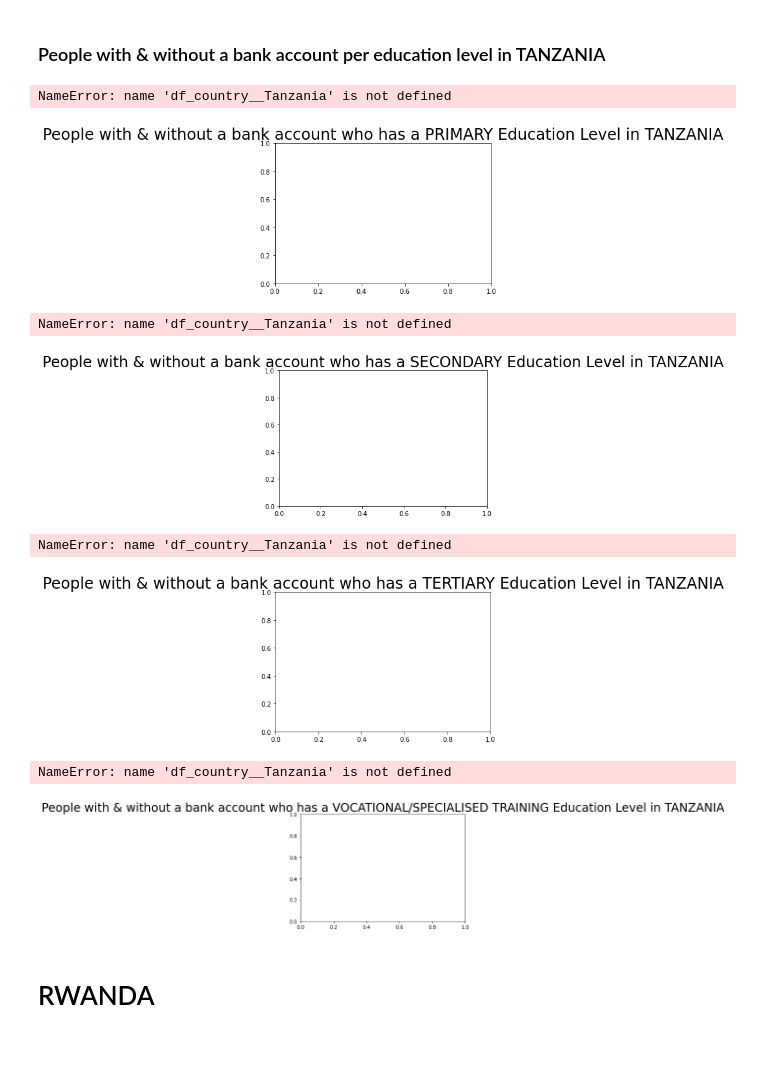
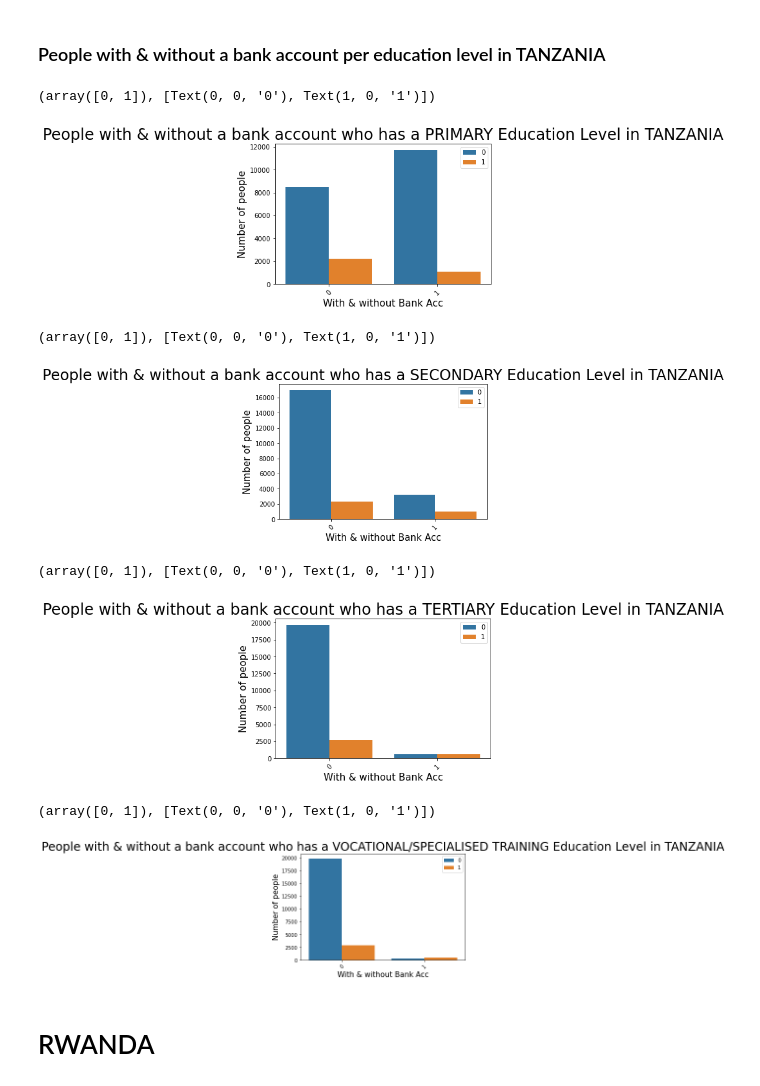
Before and after one commit to Moustapha-Ibrahima-Ba/Predict-Which-Individuals-Are-Most-Likely-To-Have-Or-Use-A-Bank-Account-In-Eastern-Africa, a Jupyter notebook: program.ipynb, the cells around one changed output. Cells and saved outputs as stored; diff of their text form; code cells hidden in the pictures; blank space fills up the shorter version.

Commit message:
Correct errors

```diff
--- a/program.ipynb
+++ b/program.ipynb
@@ -226,51 +226,51 @@ Name: country__Tanzania, dtype: int64
 # %%
 # PRIMARY EDUCATION
 
 plt.title('People with & without a bank account who has a PRIMARY Education Level in TANZANIA', fontsize=24)
-sns.countplot(df_country__Tanzania["education_level_Primary education"], hue=df_country__Tanzania["bank_account"])
+sns.countplot(df["education_level_Primary education"], hue=df["bank_account"])
 plt.xlabel('With & without Bank Acc', fontsize=(15))
 plt.ylabel("Number of people", fontsize = (15))
 plt.legend()
 plt.xticks(rotation = 45)
 # %% [output]
-NameError: name 'df_country__Tanzania' is not defined
+(array([0, 1]), [Text(0, 0, '0'), Text(1, 0, '1')])
-[figure, old version]
+[figure, new version]
 # %%
 # SECONDARY EDUCATION
 
 plt.title('People with & without a bank account who has a SECONDARY Education Level in TANZANIA', fontsize=24)
-sns.countplot(df_country__Tanzania["education_level_Secondary education"], hue=df_country__Tanzania["bank_account"])
+sns.countplot(df["education_level_Secondary education"], hue=df["bank_account"])
 plt.xlabel('With & without Bank Acc', fontsize=(15))
 plt.ylabel("Number of people", fontsize = (15))
 plt.legend()
 plt.xticks(rotation = 45)
 # %% [output]
-NameError: name 'df_country__Tanzania' is not defined
+(array([0, 1]), [Text(0, 0, '0'), Text(1, 0, '1')])
-[figure, old version]
+[figure, new version]
 # %%
 # TERTIARY EDUCATION
 
 plt.title('People with & without a bank account who has a TERTIARY Education Level in TANZANIA', fontsize=24)
-sns.countplot(df_country__Tanzania["education_level_Tertiary education"], hue=df_country__Tanzania["bank_account"])
+sns.countplot(df["education_level_Tertiary education"], hue=df["bank_account"])
 plt.xlabel('With & without Bank Acc', fontsize=(15))
 plt.ylabel("Number of people", fontsize = (15))
 plt.legend()
 plt.xticks(rotation = 45)
 # %% [output]
-NameError: name 'df_country__Tanzania' is not defined
+(array([0, 1]), [Text(0, 0, '0'), Text(1, 0, '1')])
-[figure, old version]
+[figure, new version]
 # %%
 # VOCATIONAL/SPECIALISED TRAINING EDUCATION
 
 plt.title('People with & without a bank account who has a VOCATIONAL/SPECIALISED TRAINING Education Level in TANZANIA', fontsize=24)
-sns.countplot(df_country__Tanzania["education_level_Vocational/Specialised training"], hue=df_country__Tanzania["bank_account"])
+sns.countplot(df["education_level_Vocational/Specialised training"], hue=df["bank_account"])
 plt.xlabel('With & without Bank Acc', fontsize=(15))
 plt.ylabel("Number of people", fontsize = (15))
 plt.legend()
 plt.xticks(rotation = 45)
 # %% [output]
-NameError: name 'df_country__Tanzania' is not defined
+(array([0, 1]), [Text(0, 0, '0'), Text(1, 0, '1')])
-[figure, old version]
+[figure, new version]
 # %% [markdown]
 # RWANDA
 # %%
```
Also changed, not shown: parts of 7 cells of this notebook.
